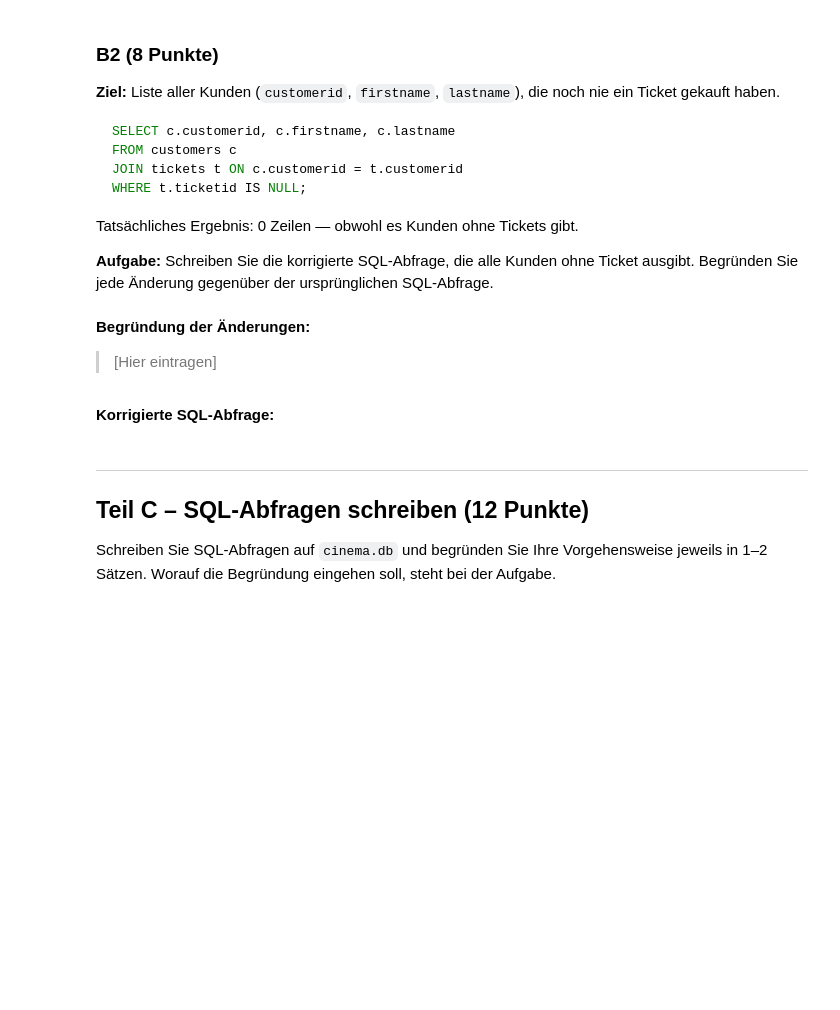
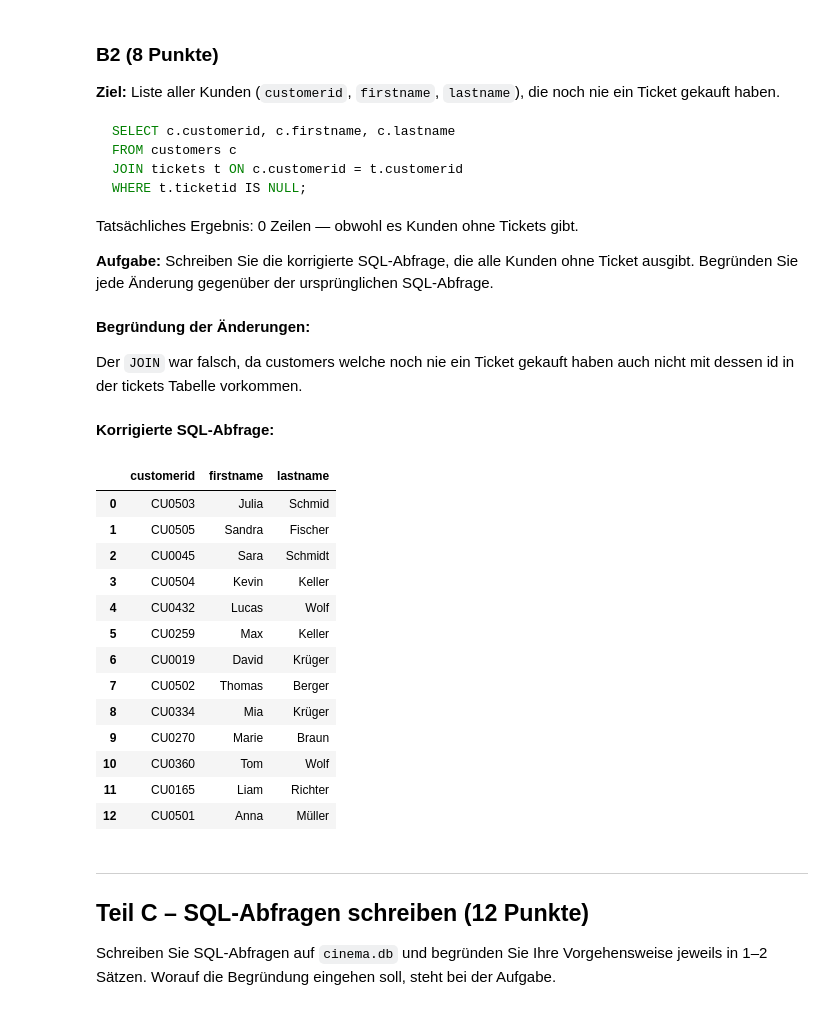
Before and after one commit to simonschmid30/DS_HS2026_LNW, a Jupyter notebook: DS_HS2026_LNW_I_Examples/AP01/AP01_Mgmt_Nutzung_Relationale_Daten.ipynb, the cells around one changed output. Saved outputs shown, nothing was run; the diff lists cells and outputs as text; code cells hidden in the pictures; blank space fills up the shorter version.

```diff
--- a/DS_HS2026_LNW_I_Examples/AP01/AP01_Mgmt_Nutzung_Relationale_Daten.ipynb
+++ b/DS_HS2026_LNW_I_Examples/AP01/AP01_Mgmt_Nutzung_Relationale_Daten.ipynb
@@ -240,19 +263,36 @@ Tatsächliches Ergebnis: 0 Zeilen — obwohl es Kunden ohne Tickets gibt.
 # %% [markdown]
 **Begründung der Änderungen:**
 
-> [Hier eintragen]
+Der `JOIN` war falsch, da customers welche noch nie ein Ticket gekauft haben auch nicht mit dessen id in der tickets Tabelle vorkommen.
 # %% [markdown]
 **Korrigierte SQL-Abfrage:**
 # %%
 engine = create_engine(db_connection_url)
 
 df_B2 = pd.read_sql_query("""
--- Korrigierte SQL-Abfrage hier eintragen
-
+SELECT c.customerid, c.firstname, c.lastname
+FROM customers c
+LEFT JOIN tickets t ON c.customerid = t.customerid
+WHERE t.ticketid IS NULL;
 """, con=engine)
 
 engine.dispose()
 df_B2
+# %% [output]
+|  | customerid | firstname | lastname |
+| 0 | CU0503 | Julia | Schmid |
+| 1 | CU0505 | Sandra | Fischer |
+| 2 | CU0045 | Sara | Schmidt |
+| 3 | CU0504 | Kevin | Keller |
+| 4 | CU0432 | Lucas | Wolf |
+| 5 | CU0259 | Max | Keller |
+| 6 | CU0019 | David | Krüger |
+| 7 | CU0502 | Thomas | Berger |
+| 8 | CU0334 | Mia | Krüger |
+| 9 | CU0270 | Marie | Braun |
+| 10 | CU0360 | Tom | Wolf |
+| 11 | CU0165 | Liam | Richter |
+| 12 | CU0501 | Anna | Müller |
 # %% [markdown]
 ---
 ## Teil C – SQL-Abfragen schreiben (12 Punkte)
```
Also changed, not shown: parts of 45 cells of this notebook, 1 other file.
